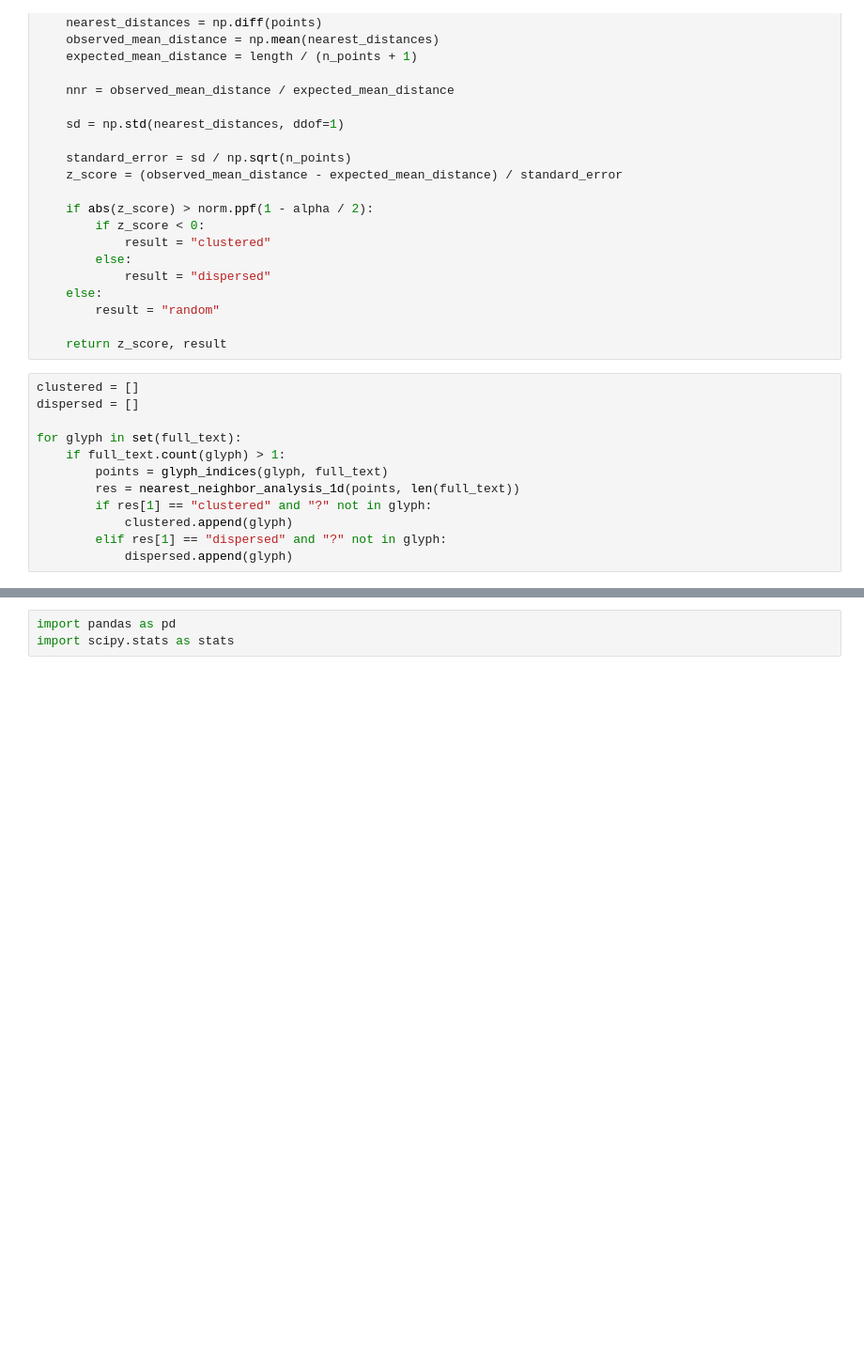
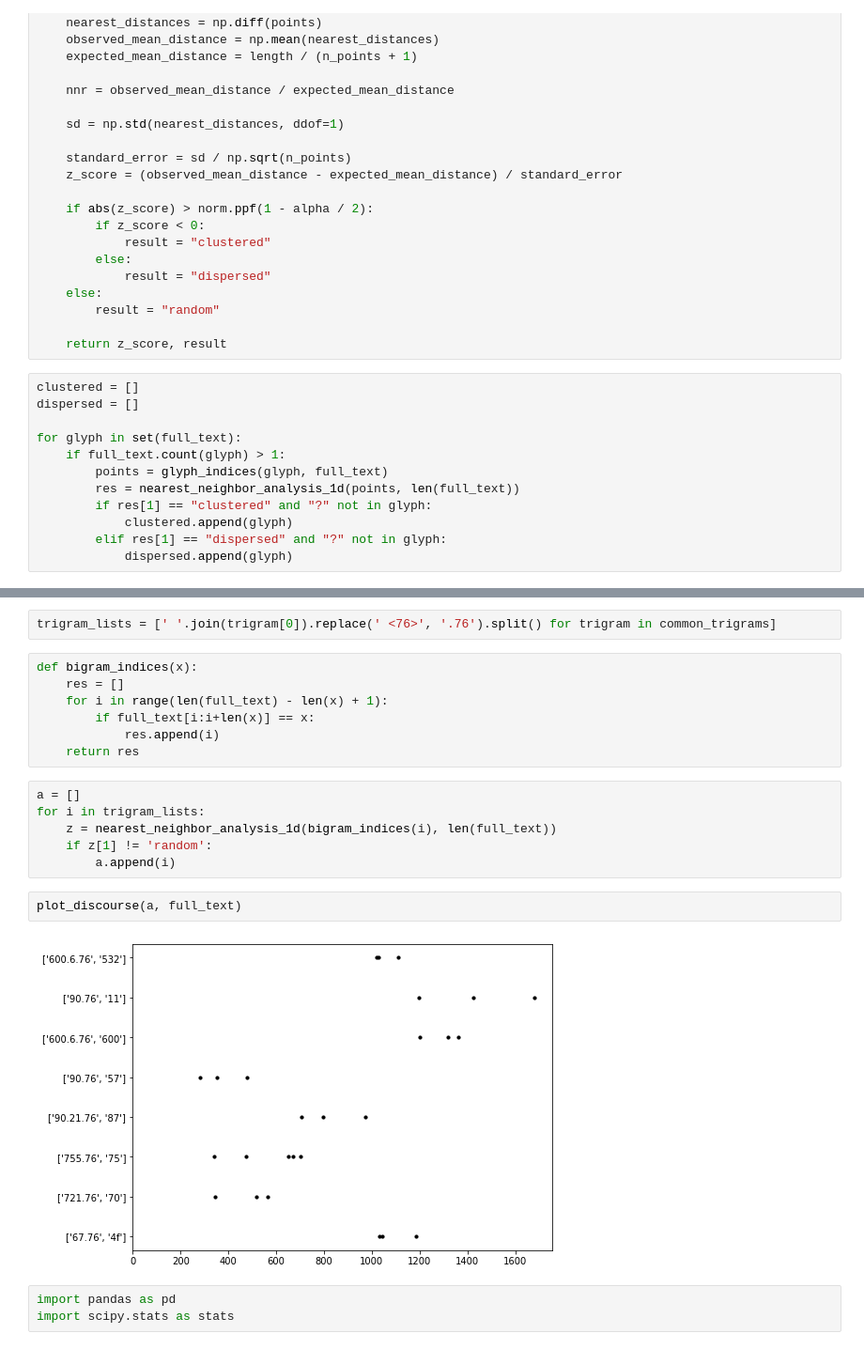
Before and after one commit to jgregoriods/santiago-staff, a Jupyter notebook: SantiagoStaff.ipynb, the cells around one changed output, grey strips where cells are left out. Shown at 94% size. Cells and saved outputs as stored; diff of their text form; blank space fills up the shorter version.

Commit message:
add common XY pairs

```diff
--- a/SantiagoStaff.ipynb
+++ b/SantiagoStaff.ipynb
@@ -291,3 +293,22 @@ plot_discourse(clustered, full_text)
+# %%
+trigram_lists = [' '.join(trigram[0]).replace(' <76>', '.76').split() for trigram in common_trigrams]
+# %%
+def bigram_indices(x):
+    res = []
+    for i in range(len(full_text) - len(x) + 1):
+        if full_text[i:i+len(x)] == x:
+            res.append(i)
+    return res
+# %%
+a = []
+for i in trigram_lists:
+    z = nearest_neighbor_analysis_1d(bigram_indices(i), len(full_text))
+    if z[1] != 'random':
+        a.append(i)
+# %%
+plot_discourse(a, full_text)
+# %% [output]
+[figure, added]
 # %%
 import pandas as pd
 import scipy.stats as stats
```
Also changed, not shown: parts of 4 cells of this notebook, 1 other file.
